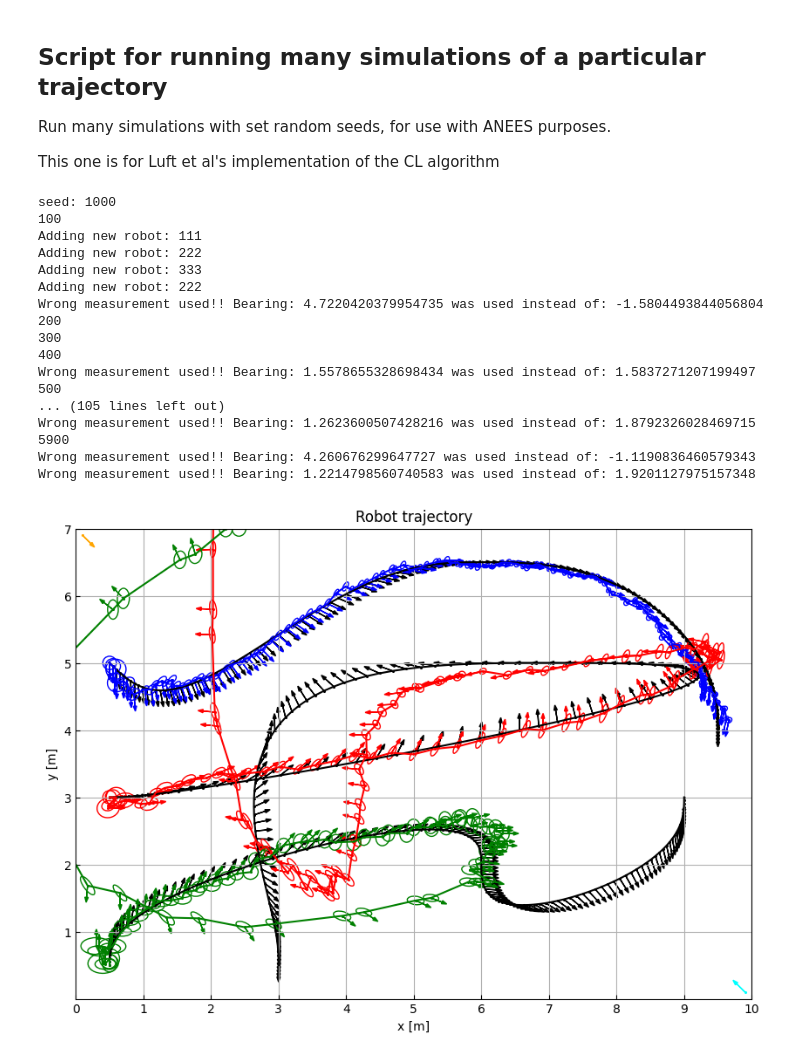
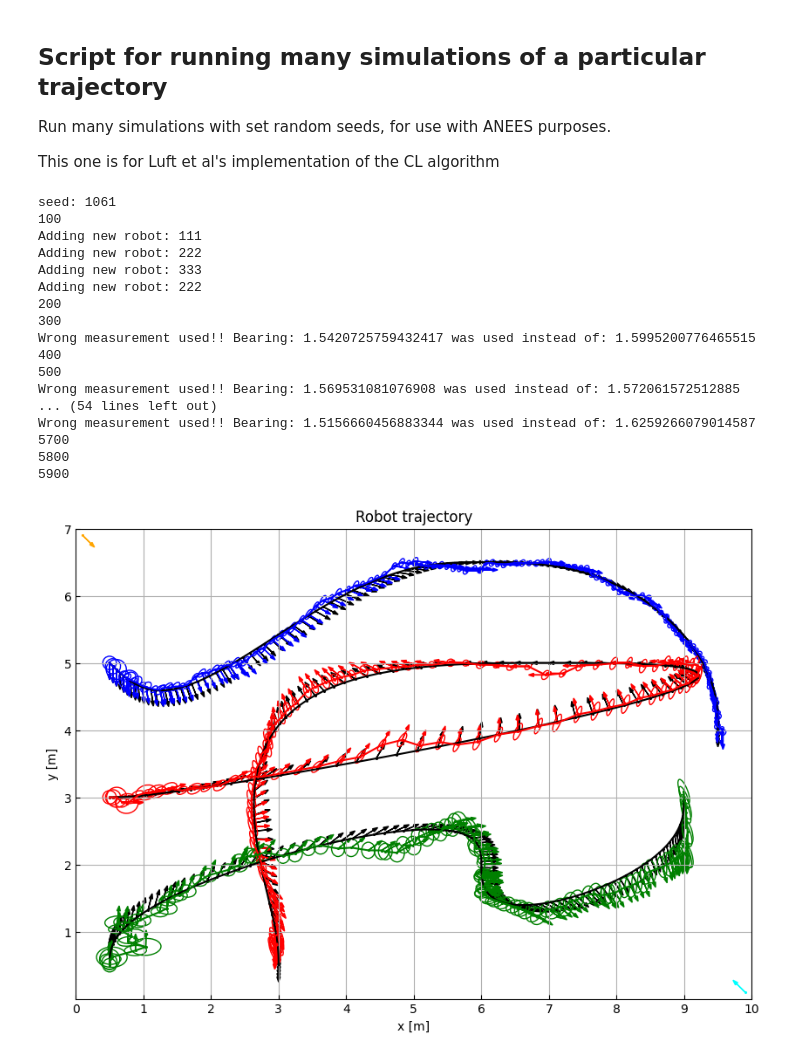
Before and after one commit to MarcusLariJ/UWB_Rasberry, a Jupyter notebook: Sim/run_anees.ipynb, the cells around one changed output. Saved outputs shown, nothing was run; the diff lists cells and outputs as text; code cells hidden in the pictures.

```diff
--- a/Sim/run_anees.ipynb
+++ b/Sim/run_anees.ipynb
@@ -50,23 +49,23 @@ P=np.diag([0.01,0.01,0.01,0.01,0.01,0.01,0.01,0.01,0.0004,0.01,0.01]) # Initiali
 anchor1 = sim.Anchor(x0=xanc1)
 anchor2 = sim.Anchor(x0=xanc2)
 # %%
-list_seeds = [1000]
-#1061, 1, 19001, 72, 621, 8718, 2, 666
+list_seeds = [1061]
+#1061, 1, 19001, 7871871, 2289
+seeds_num = len(list_seeds)
+x_logL1 = np.zeros((mf.STATE_LEN, pos_len, seeds_num))
+P_logL1 = np.zeros((mf.STATE_LEN, mf.STATE_LEN, pos_len, seeds_num))
+x_logL2 = np.zeros((mf.STATE_LEN, pos_len, seeds_num))
+P_logL2 = np.zeros((mf.STATE_LEN, mf.STATE_LEN, pos_len, seeds_num))
+x_logL3 = np.zeros((mf.STATE_LEN, pos_len, seeds_num))
+P_logL3 = np.zeros((mf.STATE_LEN, mf.STATE_LEN, pos_len, seeds_num))
 
-x_logL1 = []
-P_logL1 = []
-x_logL2 = []
-P_logL2 = []
-x_logL3 = []
-P_logL3 = []
+for j in range(len(list_seeds)):
+    print("seed: " + str(list_seeds[j]))
+    timu1 = y_IMU1_base.copy()
+    timu2 = y_IMU2_base.copy()
+    timu3 = y_IMU3_base.copy()
 
-for seed in list_seeds:
-    print("seed: " + str(seed))
-    timu1 = y_IMU1_base.copy()
-    timu2 = y_IMU1_base.copy()
-    timu3 = y_IMU1_base.copy()
-
-    np.random.seed(seed)
+    np.random.seed(list_seeds[j])
     y_IMU1 = traj.gen_noise(timu1, dt=1, sigma=np.diag([R_w, R_a, R_a]), bias=np.array([[0.00],[0.0],[0.0]]))
     y_IMU2 = traj.gen_noise(timu2, dt=1, sigma=np.diag([R_w, R_a, R_a]), bias=np.array([[0.00],[0.0],[0.0]]))
     y_IMU3 = traj.gen_noise(timu3, dt=1, sigma=np.diag([R_w, R_a, R_a]), bias=np.array([[0.00],[0.0],[0.0]]))
@@ -76,15 +75,14 @@ for seed in list_seeds:
     robotL2 = sim.robot_luft(x0=xa2, path=pos2, imu=y_IMU2, dt=dt, Q=Q, R=R, P=P, id=222)
     robotL3 = sim.robot_luft(x0=xa3, path=pos3, imu=y_IMU3, dt=dt, Q=Q, R=R, P=P, id=333)
 
-    np.random.seed(0)
     for i in range(pos_len-1):
         robotL1.predict(imu_correct=True)
         robotL2.predict(imu_correct=True)
         robotL3.predict(imu_correct=True)
         if (i > 0 and i % 100 == 0):
             print(i)
-            inno_small = robotL1.anchor_meas(anchor1, sr=R_r, sb=R_b)
-            inno_small = robotL1.anchor_meas(anchor2, sr=R_r, sb=R_b)
+            robotL1.anchor_meas(anchor1, sr=R_r, sb=R_b)
+            robotL1.anchor_meas(anchor2, sr=R_r, sb=R_b)
 
             robotL1.robot_meas_luft(robotL2, sr=R_r, sb=R_b)
             robotL2.robot_meas_luft(robotL1, sr=R_r, sb=R_b)
@@ -93,48 +91,48 @@ for seed in list_seeds:
             robotL2.robot_meas_luft(robotL3, sr=R_r, sb=R_b)
 
     # Save estimates and covariances:
-    x_logL1 += [robotL1.x_log]
-    P_logL1 += [robotL1.P_log]
-    x_logL2 += [robotL2.x_log]
-    P_logL2 += [robotL2.P_log]
-    x_logL3 += [robotL3.x_log]
-    P_logL3 += [robotL3.P_log]
+    x_logL1[:,:,j] = robotL1.x_log
+    P_logL1[:,:,:,j] = robotL1.P_log
+    x_logL2[:,:,j] = robotL2.x_log
+    P_logL2[:,:,:,j] = robotL2.P_log
+    x_logL3[:,:,j] = robotL3.x_log
+    P_logL3[:,:,:,j] = robotL3.P_log
 # %% [output]
-seed: 1000
+seed: 1061
 100
 Adding new robot: 111
 Adding new robot: 222
 Adding new robot: 333
 Adding new robot: 222
-Wrong measurement used!! Bearing: 4.7220420379954735 was used instead of: -1.5804493844056804
 200
 300
+Wrong measurement used!! Bearing: 1.5420725759432417 was used instead of: 1.5995200776465515
 400
-Wrong measurement used!! Bearing: 1.5578655328698434 was used instead of: 1.5837271207199497
 500
-... (105 lines left out)
-Wrong measurement used!! Bearing: 1.2623600507428216 was used instead of: 1.8792326028469715
+Wrong measurement used!! Bearing: 1.569531081076908 was used instead of: 1.572061572512885
+... (54 lines left out)
+Wrong measurement used!! Bearing: 1.5156660456883344 was used instead of: 1.6259266079014587
+5700
+5800
 5900
-Wrong measurement used!! Bearing: 4.260676299647727 was used instead of: -1.1190836460579343
-Wrong measurement used!! Bearing: 1.2214798560740583 was used instead of: 1.9201127975157348
 # %%
 # Plot the choosen simulation:
 s_idx = 0
 
 # Plot ground truth
 fig, ax = rp.setup_plot()
 rp.plot_position(ax, pos1[:,::50], color='black')
 rp.plot_position(ax, pos2[:,::50], color='black')
 rp.plot_position(ax, pos3[:,::50], color='black')
 
 # Plot states of robots:
-rp.plot_position2(ax, x_logL1[s_idx][:,::50], P_logL1[s_idx][:,:,::50], color='blue')
-rp.plot_position2(ax, x_logL2[s_idx][:,::50], P_logL2[s_idx][:,:,::50], color='red')
-rp.plot_position2(ax, x_logL3[s_idx][:,::50], P_logL3[s_idx][:,:,::50], color='green')
+rp.plot_position2(ax, x_logL1[:,::50,s_idx], P_logL1[:,:,::50,s_idx], color='blue')
+rp.plot_position2(ax, x_logL2[:,::50,s_idx], P_logL2[:,:,::50,s_idx], color='red')
+rp.plot_position2(ax, x_logL3[:,::50,s_idx], P_logL3[:,:,::50,s_idx], color='green')
 
 anchor1.draw_position(ax, color='orange')
 anchor2.draw_position(ax, color='cyan')
 # %% [output]
-[figure, old version]
+[figure, new version]
 # %%
 # Plot metrics:
```
Also changed, not shown: parts of 7 cells of this notebook, 5 other files.
